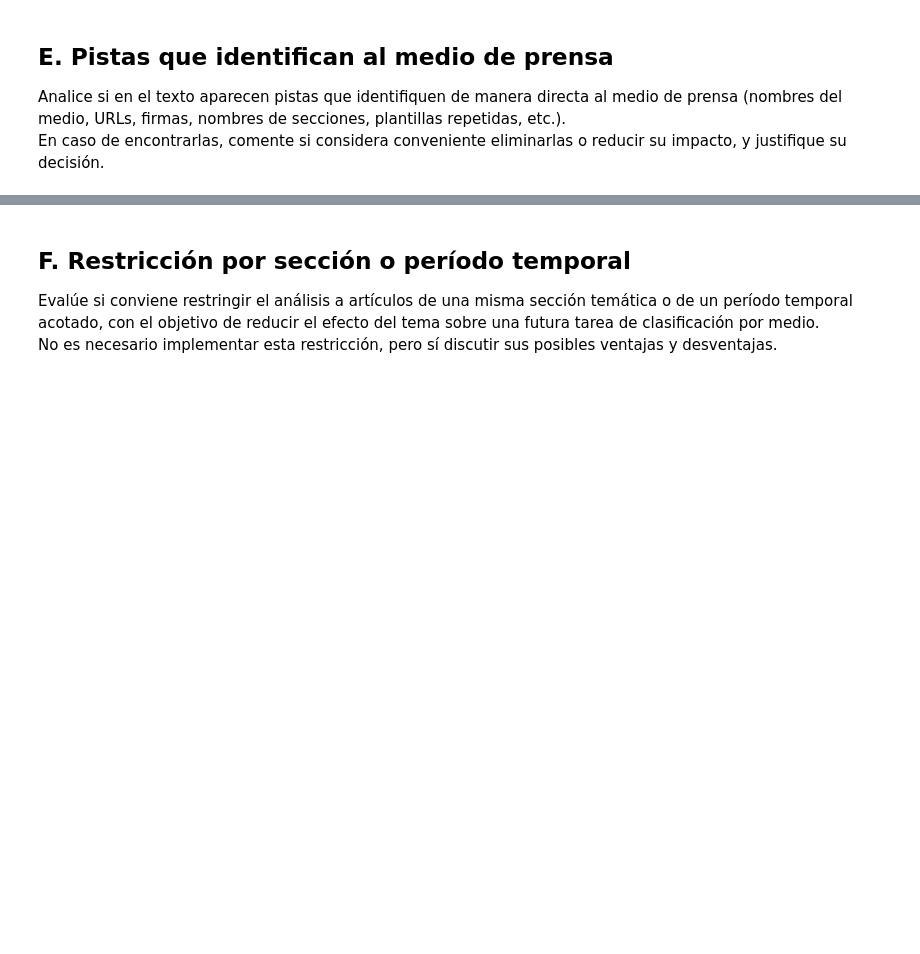
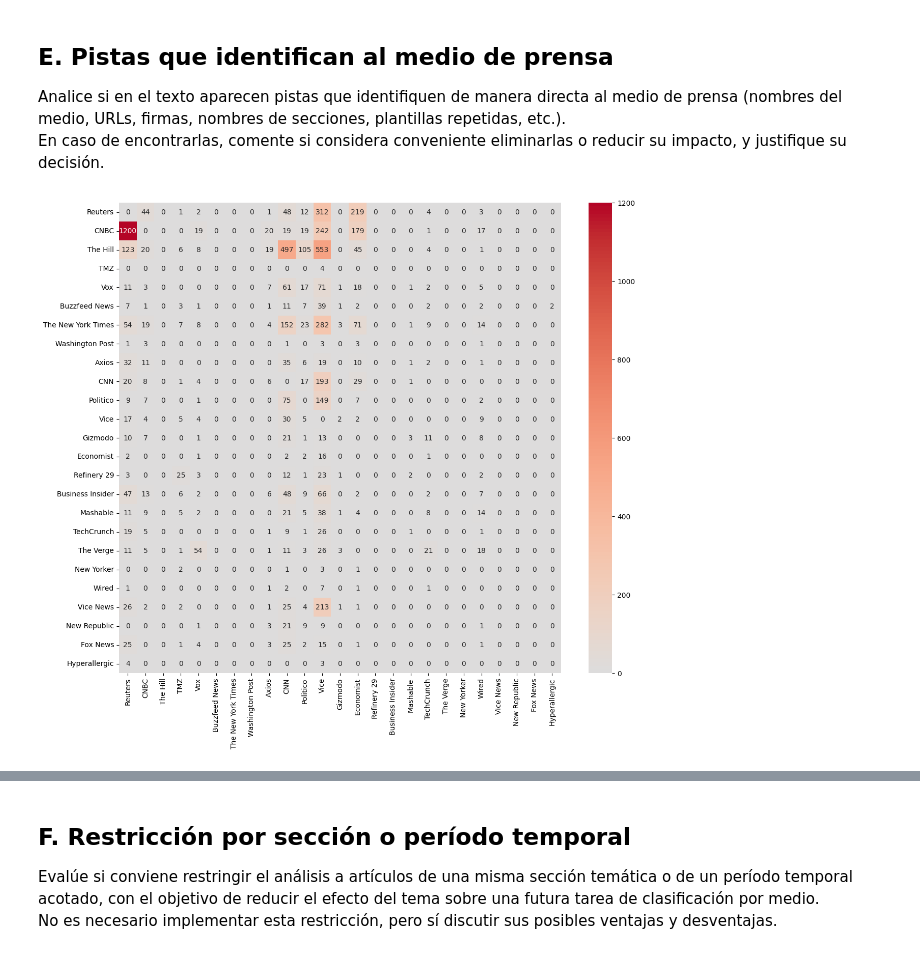
Before and after one commit to SQuincke/intro-cd-tarea-1, a Jupyter notebook: 2026_template_tarea1.ipynb, the cells around one changed output, grey strips where cells are left out. Saved outputs shown, nothing was run; the diff lists cells and outputs as text; code cells hidden in the pictures; blank space fills up the shorter version.

Commit message:
namese  on  articles/titles

```diff
--- a/2026_template_tarea1.ipynb
+++ b/2026_template_tarea1.ipynb
@@ -434,3 +428,44 @@ En caso de encontrarlas, comente si considera conveniente eliminarlas o reducir
 # %%
 # TODO: Explore el texto buscando pistas que identifiquen directamente al medio de prensa
 # Por ejemplo, busque nombres de medios, URLs, firmas, etc.
+#df.columns
+#for  pub  in df_filtered['publication'].unique():
+#    df_filtered_i=df_filtered[df_filtered['publication']==pub]
+#    counts = countt_words(df_filtered_i, 'CleanText')
+#    if  pub.lower() in  counts.index:
+#        print(f"El medio {pub} aparece en el texto con {counts[pub.lower()]} apariciones  en sus articulos")
+#for  pub  in df_filtered['publication'].unique():
+#    df_filtered_i=df_filtered[df_filtered['publication']==pub]
+#    counts = countt_words(df_filtered_i, 'CleanTextTitle')
+#    if  pub.lower() in  counts.index:
+#        print(f"El medio {pub} aparece en el texto con {counts[pub.lower()]} apariciones  en sus titulos")
+
+pubs = df_filtered['publication'].unique()
+pubs=  pubs[pubs != "People"]
+#Eliminamos ppeople xq es una palabra comun no  solo un nombre propio
+plt.figure(figsize=(14, 12))
+articulos_nombrar = np.zeros((len(pubs), len(pubs)))
+titus_nombran    = np.zeros((len(pubs), len(pubs)))
+for i, pubi in enumerate(pubs):
+    df_filtered_i=df_filtered[df_filtered['publication']==pubi]
+    counts = countt_words(df_filtered_i, 'CleanText')
+    for  j,  pubj  in enumerate(pubs):
+        if pubi==pubj:
+            continue
+
+        if  pubj.lower() in  counts.index:
+            articulos_nombrar[i,j]= counts[pubj.lower()]
+            #print(f"El medio {pubj} aparece en el texto con {counts[pubj.lower()]} apariciones  en sus articulos  de {pubi}")
+
+sns.heatmap(
+    articulos_nombrar,
+    annot=True,
+    cmap='coolwarm',
+    center=0,
+    fmt='.0f',
+    xticklabels=pubs,
+    yticklabels=pubs
+)
+plt.show()
+# %% [output]
+[figure, added]
```
Also changed, not shown: parts of 3 cells of this notebook.
